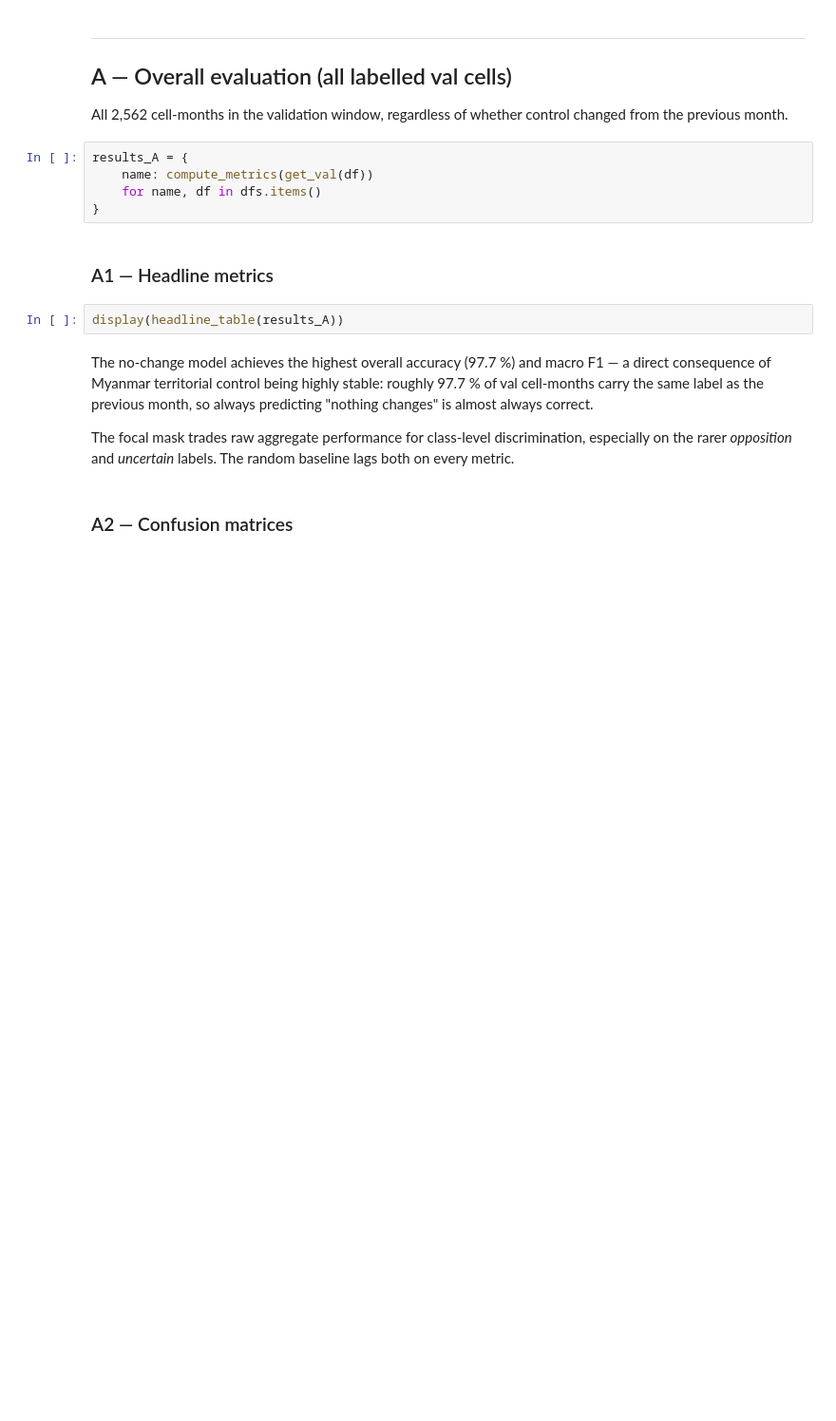
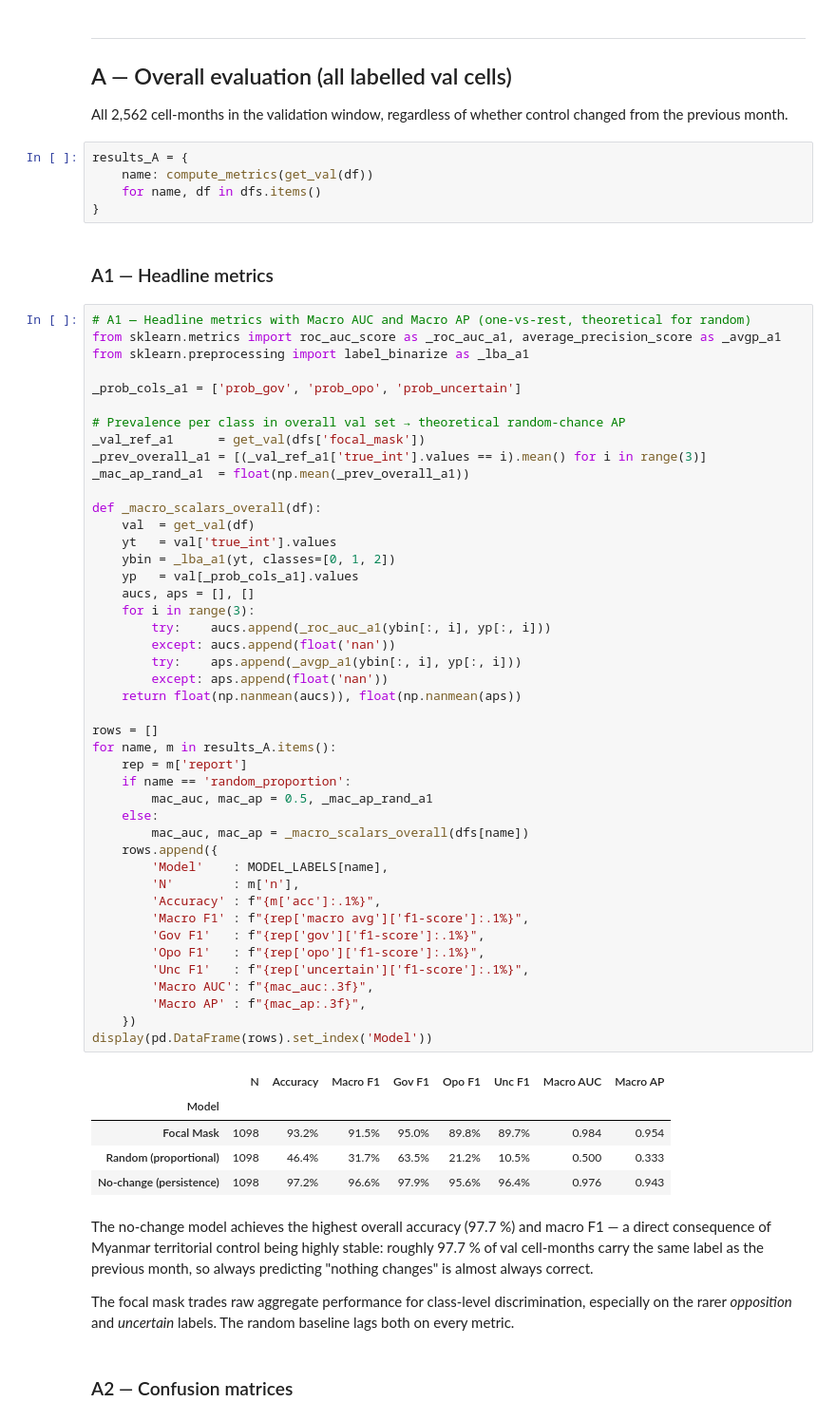
Before and after one commit to DSDMmasterProject/territorial_control_dsdm_master_project, a Jupyter notebook: src/visualizations/reporting.ipynb, the cells around one changed output. Shown at 95% size. Drawn from its saved outputs; the diff is of its cells as text; blank space fills up the shorter version.

```diff
--- a/src/visualizations/reporting.ipynb
+++ b/src/visualizations/reporting.ipynb
@@ -290,7 +303,55 @@ results_A = {
 # %% [markdown]
 ### A1 — Headline metrics
 # %%
-display(headline_table(results_A))
+# A1 — Headline metrics with Macro AUC and Macro AP (one-vs-rest, theoretical for random)
+from sklearn.metrics import roc_auc_score as _roc_auc_a1, average_precision_score as _avgp_a1
+from sklearn.preprocessing import label_binarize as _lba_a1
+
+_prob_cols_a1 = ['prob_gov', 'prob_opo', 'prob_uncertain']
+
+# Prevalence per class in overall val set → theoretical random-chance AP
+_val_ref_a1      = get_val(dfs['focal_mask'])
+_prev_overall_a1 = [(_val_ref_a1['true_int'].values == i).mean() for i in range(3)]
+_mac_ap_rand_a1  = float(np.mean(_prev_overall_a1))
+
+def _macro_scalars_overall(df):
+    val  = get_val(df)
+    yt   = val['true_int'].values
+    ybin = _lba_a1(yt, classes=[0, 1, 2])
+    yp   = val[_prob_cols_a1].values
+    aucs, aps = [], []
+    for i in range(3):
+        try:    aucs.append(_roc_auc_a1(ybin[:, i], yp[:, i]))
+        except: aucs.append(float('nan'))
+        try:    aps.append(_avgp_a1(ybin[:, i], yp[:, i]))
+        except: aps.append(float('nan'))
+    return float(np.nanmean(aucs)), float(np.nanmean(aps))
+
+rows = []
+for name, m in results_A.items():
+    rep = m['report']
+    if name == 'random_proportion':
+        mac_auc, mac_ap = 0.5, _mac_ap_rand_a1
+    else:
+        mac_auc, mac_ap = _macro_scalars_overall(dfs[name])
+    rows.append({
+        'Model'    : MODEL_LABELS[name],
+        'N'        : m['n'],
+        'Accuracy' : f"{m['acc']:.1%}",
+        'Macro F1' : f"{rep['macro avg']['f1-score']:.1%}",
+        'Gov F1'   : f"{rep['gov']['f1-score']:.1%}",
+        'Opo F1'   : f"{rep['opo']['f1-score']:.1%}",
+        'Unc F1'   : f"{rep['uncertain']['f1-score']:.1%}",
+        'Macro AUC': f"{mac_auc:.3f}",
+        'Macro AP' : f"{mac_ap:.3f}",
+    })
+display(pd.DataFrame(rows).set_index('Model'))
+# %% [output]
+|  | N | Accuracy | Macro F1 | Gov F1 | Opo F1 | Unc F1 | Macro AUC | Macro AP |
+| Model |  |  |  |  |  |  |  |  |
+| Focal Mask | 1098 | 93.2% | 91.5% | 95.0% | 89.8% | 89.7% | 0.984 | 0.954 |
+| Random (proportional) | 1098 | 46.4% | 31.7% | 63.5% | 21.2% | 10.5% | 0.500 | 0.333 |
+| No-change (persistence) | 1098 | 97.2% | 96.6% | 97.9% | 95.6% | 96.4% | 0.976 | 0.943 |
 # %% [markdown]
 The no-change model achieves the highest overall accuracy (97.7 %) and macro F1 —
 a direct consequence of Myanmar territorial control being highly stable: roughly
```
Also changed, not shown: parts of 21 cells of this notebook, 16 other files.
